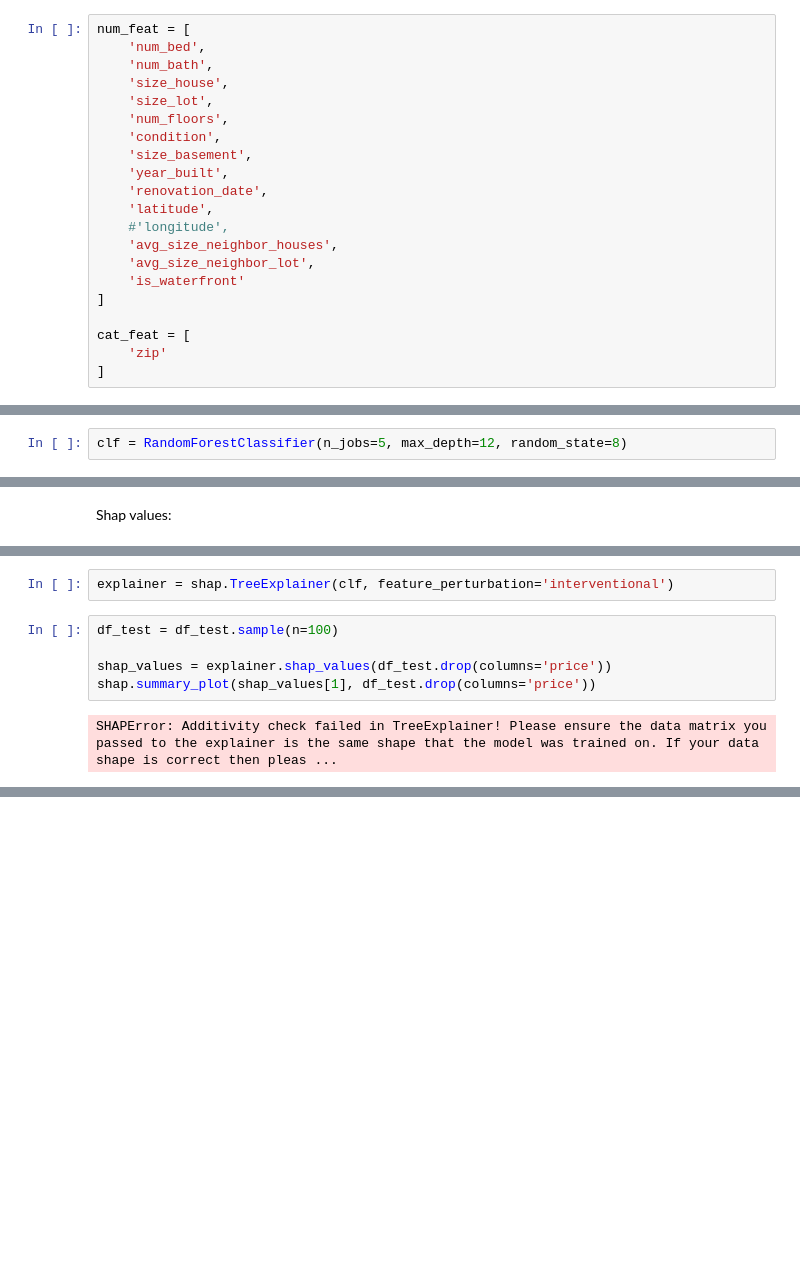
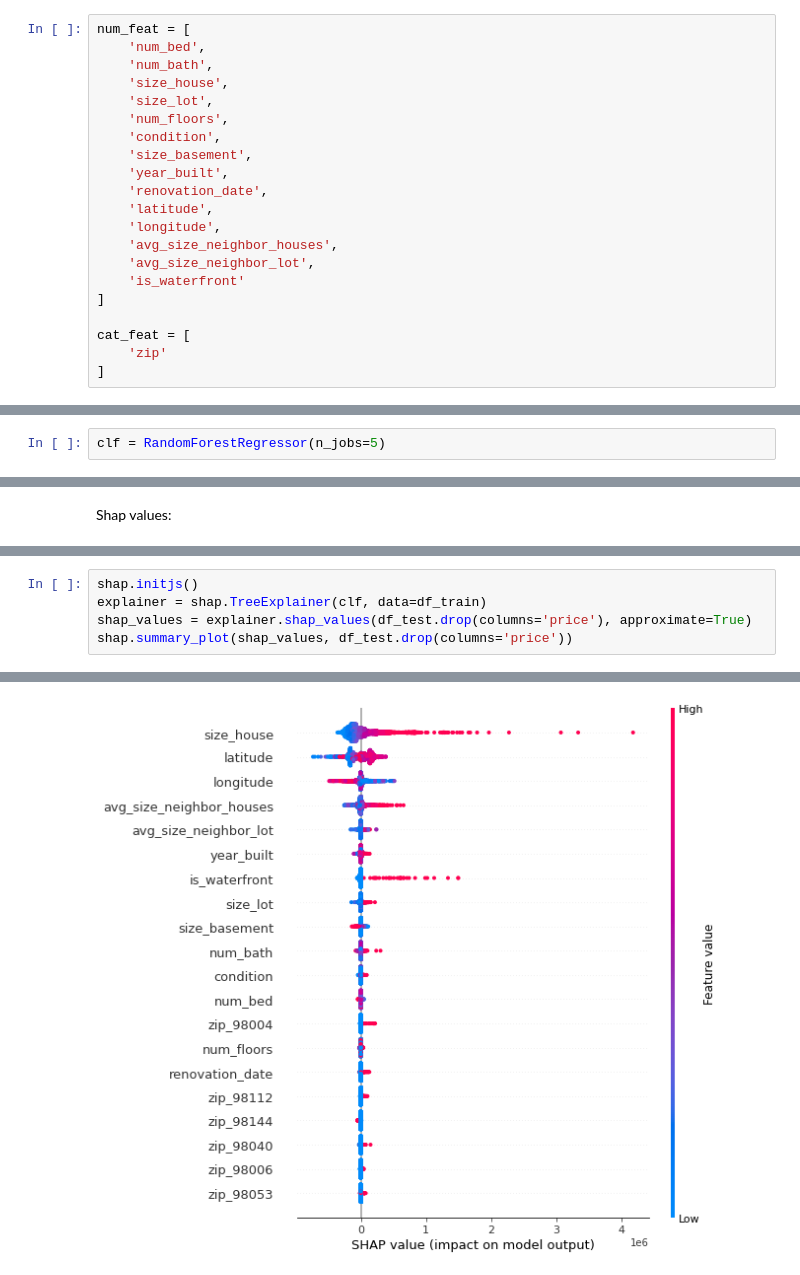
Before and after one commit to sergiorosendo/sale_price_prediction, a Jupyter notebook: notebooks/2_2_model_random_forest.ipynb, the cells around one changed output, grey strips where cells are left out. Cells and saved outputs as stored; diff of their text form; blank space fills up the shorter version.

```diff
--- a/notebooks/2_2_model_random_forest.ipynb
+++ b/notebooks/2_2_model_random_forest.ipynb
@@ -53,7 +54,7 @@ num_feat = [
     'year_built',
     'renovation_date',
     'latitude',
-    #'longitude',
+    'longitude',
     'avg_size_neighbor_houses',
     'avg_size_neighbor_lot',
     'is_waterfront'
@@ -95,7 +96,7 @@ Test:   3689 houses
 #### Classifier
 The classifier will be a random forest.
 # %%
-clf = RandomForestClassifier(n_jobs=5, max_depth=12, random_state=8)
+clf = RandomForestRegressor(n_jobs=5)
 # %% [markdown]
 ##### Fit
 # %%
@@ -134,9 +134,6 @@ shap.initjs()
-# %%
-explainer = shap.TreeExplainer(clf, feature_perturbation='interventional')
 # %%
-df_test = df_test.sample(n=100)
-
-shap_values = explainer.shap_values(df_test.drop(columns='price'))
-shap.summary_plot(shap_values[1], df_test.drop(columns='price'))
+shap.initjs()
+explainer = shap.TreeExplainer(clf, data=df_train)
+shap_values = explainer.shap_values(df_test.drop(columns='price'), approximate=True)
+shap.summary_plot(shap_values, df_test.drop(columns='price'))
 # %% [output]
-SHAPError: Additivity check failed in TreeExplainer! Please ensure the data matrix you passed to the explainer is the same shape that the model was trained on. If your data shape is correct then pleas ...
@@ -142,0 +141 @@ SHAPError: Additivity check failed in TreeExplainer! Please ensure the data matr
+[figure, added]
```
Also changed, not shown: parts of 11 cells of this notebook, 3 other files.
